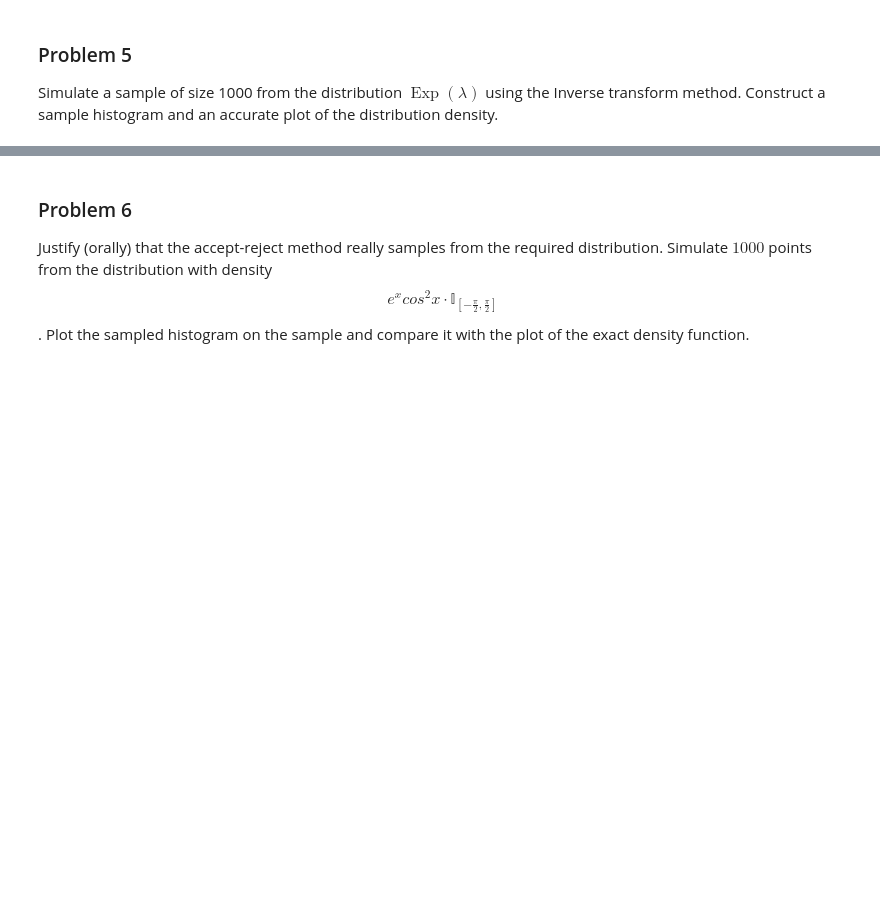
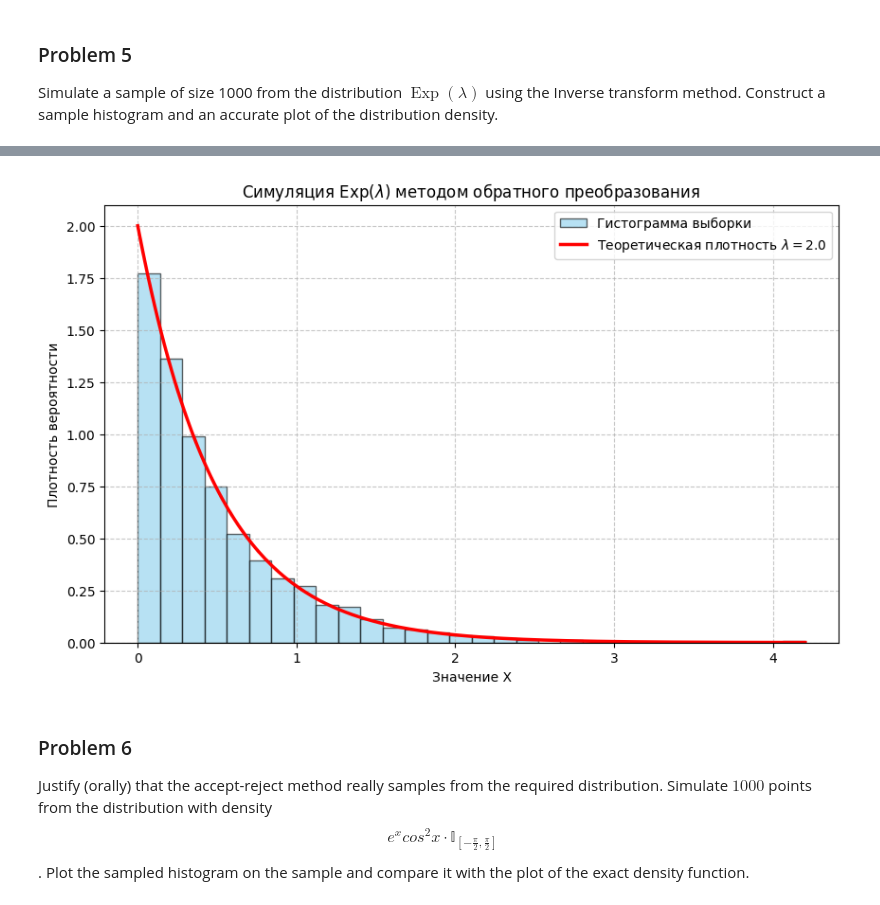
Before and after one commit to pkorotkow/statprak, a Jupyter notebook: statprak3.ipynb, the cells around one changed output, grey strips where cells are left out. Drawn from its saved outputs; the diff is of its cells as text; code cells hidden in the pictures; blank space fills up the shorter version.

```diff
--- a/statprak3.ipynb
+++ b/statprak3.ipynb
@@ -104,3 +127,30 @@ The idea of the method is to sample from the distribution we know how to sample
+# %%
+import numpy as np
+import matplotlib.pyplot as plt
+
+lmbda = 2.0
+n = 1000
+
+U = np.random.uniform(0, 1, n)
+
+X = -np.log(1 - U) / lmbda
+
+plt.figure(figsize=(10, 6))
+
+plt.hist(X, bins=30, density=True, alpha=0.6, color='skyblue', edgecolor='black', label='Гистограмма выборки')
+
+x_vals = np.linspace(0, max(X), 200)
+pdf_vals = lmbda * np.exp(-lmbda * x_vals)
+plt.plot(x_vals, pdf_vals, 'r-', lw=2.5, label=f'Теоретическая плотность $\lambda={lmbda}$')
+
+plt.title('Симуляция Exp($\lambda$) методом обратного преобразования')
+plt.xlabel('Значение X')
+plt.ylabel('Плотность вероятности')
+plt.legend()
+plt.grid(True, linestyle='--', alpha=0.7)
+plt.show()
+# %% [output]
+[figure, added]
 # %% [markdown]
 ### Problem 6
 Justify (orally) that the accept-reject method really samples from the required distribution. Simulate $1000$ points from the distribution with density $$e^xcos^2x \cdot \mathbb{I}_{[-\frac\pi2, \frac\pi2]}$$. Plot the sampled histogram on the sample and compare it with the plot of the exact density function.
```
Also changed, not shown: parts of 26 cells of this notebook.
